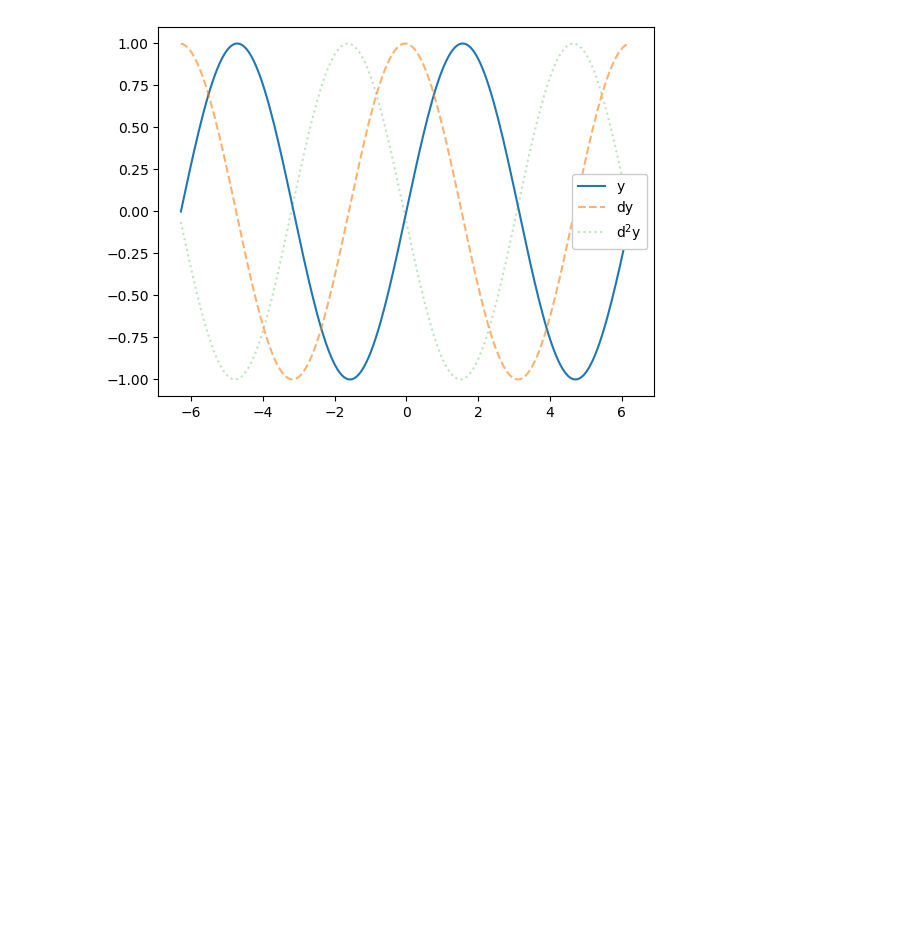
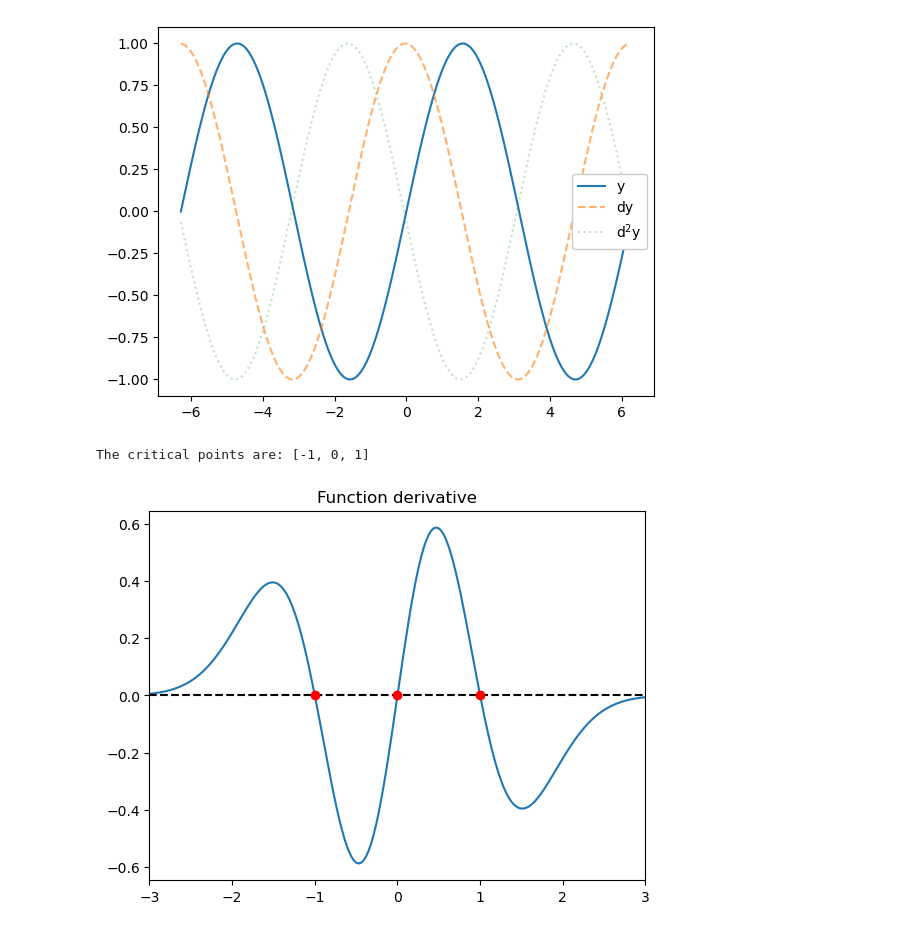
Before and after one commit to Afiq139/Python-Project, a Jupyter notebook: Python_Mathematics/Master_Math_By_Coding_In_Python/11_Calculus/019_Calculus_Bug_Hunt.ipynb, the cells around one changed output. Cells and saved outputs as stored; diff of their text form; code cells hidden in the pictures; blank space fills up the shorter version.

```diff
--- a/Python_Mathematics/Master_Math_By_Coding_In_Python/11_Calculus/019_Calculus_Bug_Hunt.ipynb
+++ b/Python_Mathematics/Master_Math_By_Coding_In_Python/11_Calculus/019_Calculus_Bug_Hunt.ipynb
@@ -80,0 +79,27 @@ plt.show()
+# %%
+# 5.) Complete critical Points using sympy
+
+x = sym.symbols('x')
+fx = x**2 * sym.exp(-x**2)
+
+# derivative in sympy, solve
+dfx = sym.diff(fx,x)
+critpoints =sym.solve(dfx)
+print('The critical points are: ' + str(critpoints))
+
+#plot the function derivative and its critical points
+y = sym.lambdify(x,dfx)
+xx = np.linspace(-3,3,200)
+
+plt.plot(xx,y(xx))
+plt.plot([-3,3],[0,0], 'k--')
+plt.xlim([-3,3])
+
+for i in critpoints:
+    plt.plot(i,0,'ro')
+
+plt.title('Function derivative')
+plt.show()
+# %% [output]
+The critical points are: [-1, 0, 1]
+[figure, added]
```
Also changed, not shown: parts of 1 cell of this notebook.
